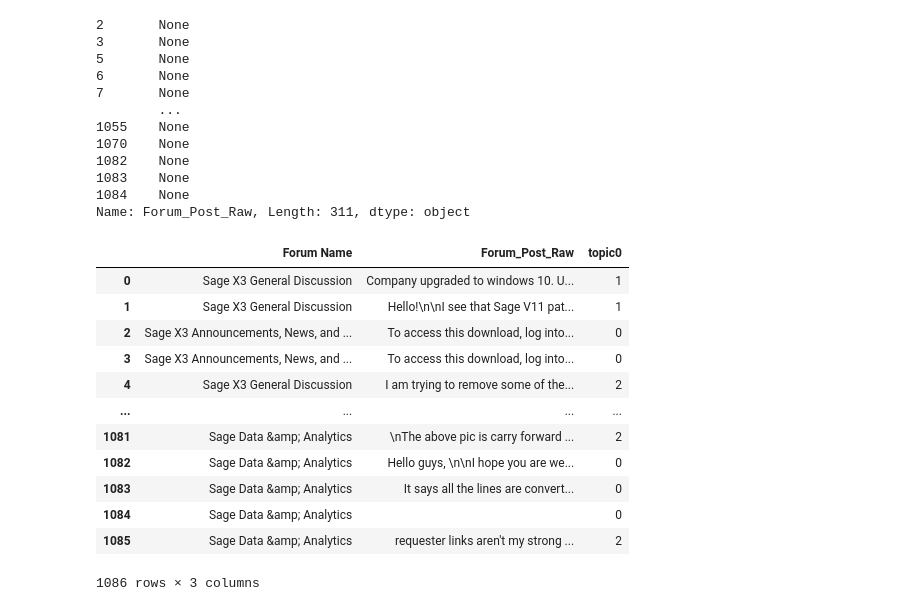
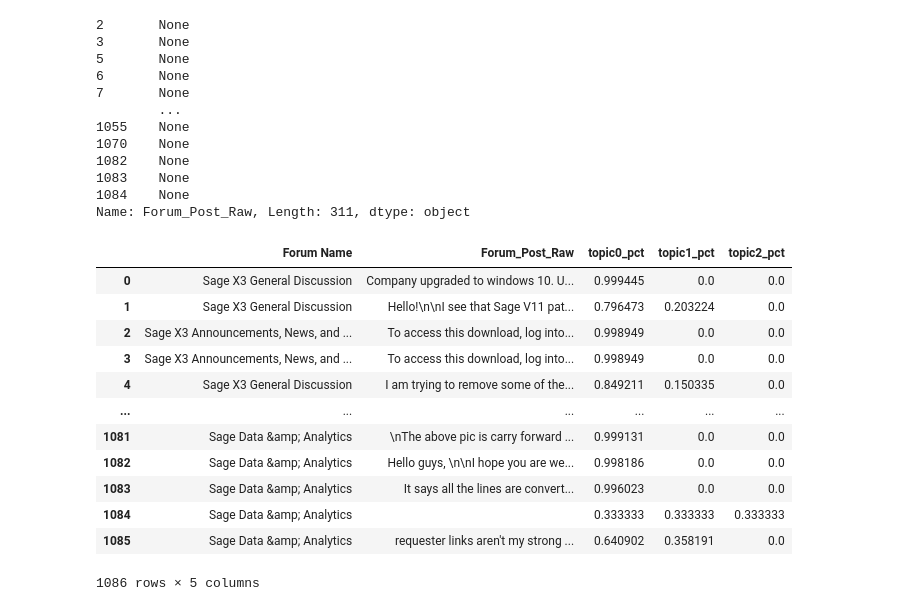
Before and after one commit to Delamater/MachineLearning, a Jupyter notebook: GeneralAssembly/CapstoneProject/SageCityForums/Final/Docs/SageForumsAnalysis.ipynb, the cells around one changed output. Saved outputs shown, nothing was run; the diff lists cells and outputs as text; code cells hidden in the pictures.

```diff
--- a/GeneralAssembly/CapstoneProject/SageCityForums/Final/Docs/SageForumsAnalysis.ipynb
+++ b/GeneralAssembly/CapstoneProject/SageCityForums/Final/Docs/SageForumsAnalysis.ipynb
@@ -1133,21 +1152,21 @@ Any idea please?
 1084    None
 Name: Forum_Post_Raw, Length: 311, dtype: object
 # %%
-dfResults = dfLDA[['Forum Name','Forum_Post_Raw', 'topic0']].copy()
+dfResults = dfLDA[['Forum Name','Forum_Post_Raw', 'topic0_pct', 'topic1_pct', 'topic2_pct']].copy()
 # dfResults = dfResults[dfResults['Forum_Post_Raw'].notna()]
 # dfResults = dfResults[dfResults['topic0'].notna()]
 dfResults
 # %% [output]
-|  | Forum Name | Forum_Post_Raw | topic0 |
-| 0 | Sage X3 General Discussion | Company upgraded to windows 10. U... | 1 |
-| 1 | Sage X3 General Discussion | Hello!\n\nI see that Sage V11 pat... | 1 |
-| 2 | Sage X3 Announcements, News, and ... | To access this download, log into... | 0 |
-| 3 | Sage X3 Announcements, News, and ... | To access this download, log into... | 0 |
-| 4 | Sage X3 General Discussion | I am trying to remove some of the... | 2 |
-| ... | ... | ... | ... |
-| 1081 | Sage Data &amp; Analytics | \nThe above pic is carry forward ... | 2 |
-| 1082 | Sage Data &amp; Analytics | Hello guys, \n\nI hope you are we... | 0 |
-| 1083 | Sage Data &amp; Analytics | It says all the lines are convert... | 0 |
-| 1084 | Sage Data &amp; Analytics |  | 0 |
-| 1085 | Sage Data &amp; Analytics | requester links aren't my strong ... | 2 |
+|  | Forum Name | Forum_Post_Raw | topic0_pct | topic1_pct | topic2_pct |
+| 0 | Sage X3 General Discussion | Company upgraded to windows 10. U... | 0.999445 | 0.0 | 0.0 |
+| 1 | Sage X3 General Discussion | Hello!\n\nI see that Sage V11 pat... | 0.796473 | 0.203224 | 0.0 |
+| 2 | Sage X3 Announcements, News, and ... | To access this download, log into... | 0.998949 | 0.0 | 0.0 |
+| 3 | Sage X3 Announcements, News, and ... | To access this download, log into... | 0.998949 | 0.0 | 0.0 |
+| 4 | Sage X3 General Discussion | I am trying to remove some of the... | 0.849211 | 0.150335 | 0.0 |
+| ... | ... | ... | ... | ... | ... |
+| 1081 | Sage Data &amp; Analytics | \nThe above pic is carry forward ... | 0.999131 | 0.0 | 0.0 |
+| 1082 | Sage Data &amp; Analytics | Hello guys, \n\nI hope you are we... | 0.998186 | 0.0 | 0.0 |
+| 1083 | Sage Data &amp; Analytics | It says all the lines are convert... | 0.996023 | 0.0 | 0.0 |
+| 1084 | Sage Data &amp; Analytics |  | 0.333333 | 0.333333 | 0.333333 |
+| 1085 | Sage Data &amp; Analytics | requester links aren't my strong ... | 0.640902 | 0.358191 | 0.0 |
-1086 rows × 3 columns
+1086 rows × 5 columns
```
Also changed, not shown: parts of 5 cells of this notebook, 3 other files.
